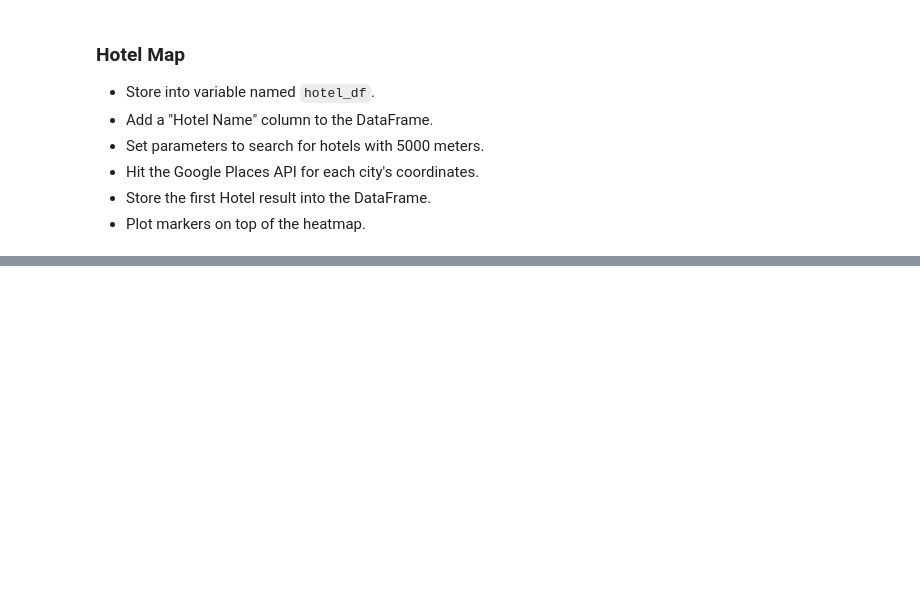
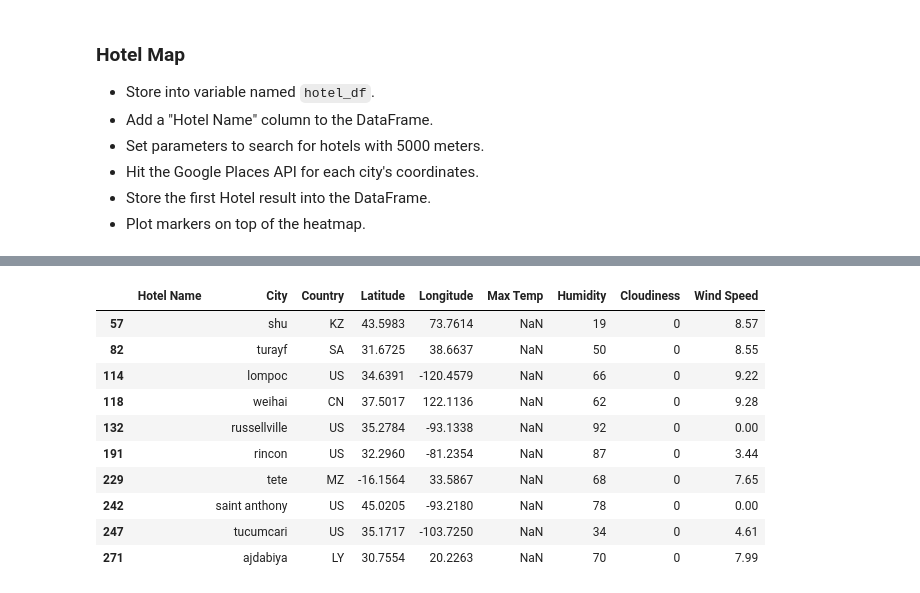
Before and after one commit to klew1230/python-api-challenge, a Jupyter notebook: WeatherPy/VacationPy.ipynb, the cells around one changed output, grey strips where cells are left out. Saved outputs shown, nothing was run; the diff lists cells and outputs as text; code cells hidden in the pictures; blank space fills up the shorter version.

```diff
--- a/WeatherPy/VacationPy.ipynb
+++ b/WeatherPy/VacationPy.ipynb
@@ -80,8 +153,8 @@ params = {
 }
 # use iterrows to iterate through pandas dataframe
 for index, row in hotel_df.iterrows():
-    lat = row["Lat"]
-    lng = row["Lng"]
+    lat = row["Latitude"]
+    lng = row["Longitude"]
 
     # add keyword to params dict
     params["location"] = f"{lat},{lng}"
@@ -106,8 +197,20 @@ for index, row in hotel_df.iterrows():
 # %%
-column_names = ["Hotel Name", "City", "Country",  "Lat", "Lng", "Max Temp",
+column_names = ["Hotel Name", "City", "Country",  "Latitude", "Longitude", "Max Temp",
                 "Humidity", "Cloudiness", "Wind Speed"]
 hotel_df = hotel_df.reindex(columns=column_names)
 hotel_df.head(10)
+# %% [output]
+|  | Hotel Name | City | Country | Latitude | Longitude | Max Temp | Humidity | Cloudiness | Wind Speed |
+| 57 |  | shu | KZ | 43.5983 | 73.7614 | NaN | 19 | 0 | 8.57 |
+| 82 |  | turayf | SA | 31.6725 | 38.6637 | NaN | 50 | 0 | 8.55 |
+| 114 |  | lompoc | US | 34.6391 | -120.4579 | NaN | 66 | 0 | 9.22 |
+| 118 |  | weihai | CN | 37.5017 | 122.1136 | NaN | 62 | 0 | 9.28 |
+| 132 |  | russellville | US | 35.2784 | -93.1338 | NaN | 92 | 0 | 0.00 |
+| 191 |  | rincon | US | 32.2960 | -81.2354 | NaN | 87 | 0 | 3.44 |
+| 229 |  | tete | MZ | -16.1564 | 33.5867 | NaN | 68 | 0 | 7.65 |
+| 242 |  | saint anthony | US | 45.0205 | -93.2180 | NaN | 78 | 0 | 0.00 |
+| 247 |  | tucumcari | US | 35.1717 | -103.7250 | NaN | 34 | 0 | 4.61 |
+| 271 |  | ajdabiya | LY | 30.7554 | 20.2263 | NaN | 70 | 0 | 7.99 |
 # %%
 # NOTE: Do not change any of the code in this cell
 
```
Also changed, not shown: parts of 9 cells of this notebook, 1 other file.
